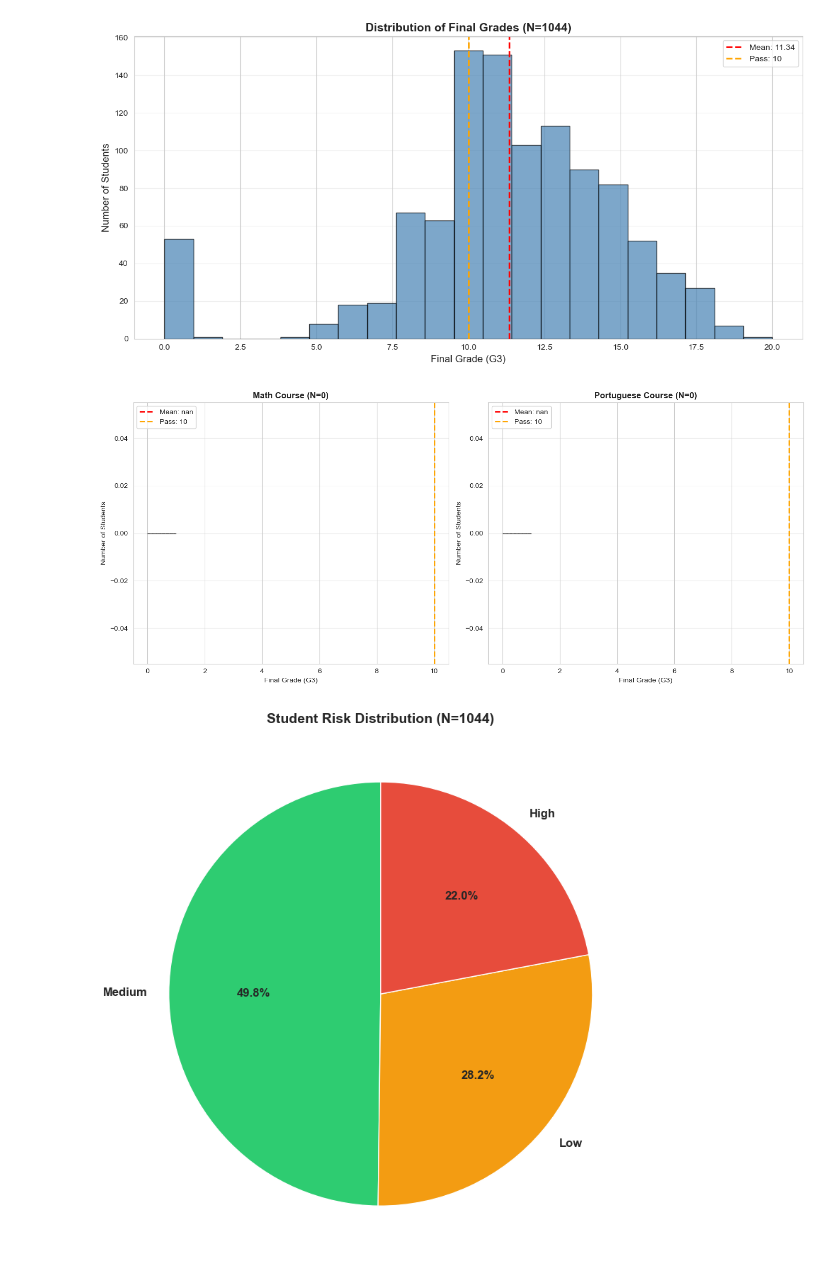
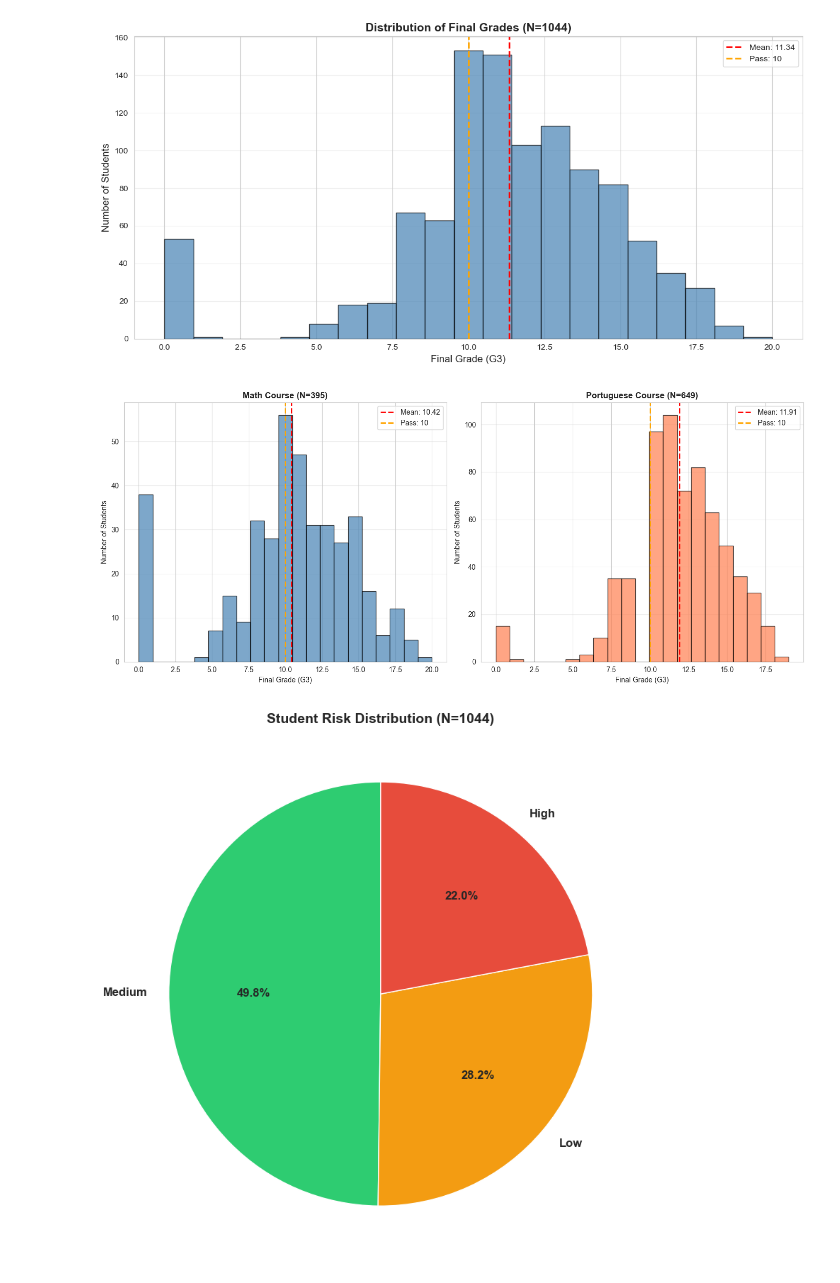
Before and after one commit to pratikkmane/student-performance, a Jupyter notebook: notebooks/03_target_analysis.ipynb, the cells around one changed output. Drawn from its saved outputs; the diff is of its cells as text; code cells hidden in the pictures.

```diff
--- a/notebooks/03_target_analysis.ipynb
+++ b/notebooks/03_target_analysis.ipynb
@@ -170,35 +170,35 @@ plt.show()
 # %%
 # Visualization 2: Math vs Portuguese comparison
 fig, axes = plt.subplots(1, 2, figsize=(14, 6))
 
 # Math
-math_data = df[df['subject'] == 'Math']['G3']
+math_data = df[df['subject'] == 'math']['G3']
 axes[0].hist(math_data, bins=21, color='steelblue', edgecolor='black', alpha=0.7)
 axes[0].axvline(math_data.mean(), color='red', linestyle='--', linewidth=2,
                 label=f'Mean: {math_data.mean():.2f}')
 axes[0].axvline(10, color='orange', linestyle='--', linewidth=2, label='Pass: 10')
 axes[0].set_xlabel('Final Grade (G3)')
 axes[0].set_ylabel('Number of Students')
 axes[0].set_title(f'Math Course (N={len(math_data)})', fontweight='bold')
 axes[0].legend()
 axes[0].grid(axis='y', alpha=0.3)
 
 # Portuguese
-por_data = df[df['subject'] == 'Portuguese']['G3']
+por_data = df[df['subject'] == 'portuguese']['G3']
 axes[1].hist(por_data, bins=21, color='coral', edgecolor='black', alpha=0.7)
 axes[1].axvline(por_data.mean(), color='red', linestyle='--', linewidth=2,
                 label=f'Mean: {por_data.mean():.2f}')
 axes[1].axvline(10, color='orange', linestyle='--', linewidth=2, label='Pass: 10')
 axes[1].set_xlabel('Final Grade (G3)')
 axes[1].set_ylabel('Number of Students')
 axes[1].set_title(f'Portuguese Course (N={len(por_data)})', fontweight='bold')
 axes[1].legend()
 axes[1].grid(axis='y', alpha=0.3)
 
 plt.tight_layout()
 plt.show()
 # %% [output]
-[figure, old version]
+[figure, new version]
 # %%
 # Visualization 3: Risk Category Pie Chart
 risk_counts = df['risk_category'].value_counts()
```
Also changed, not shown: parts of 4 cells of this notebook.
